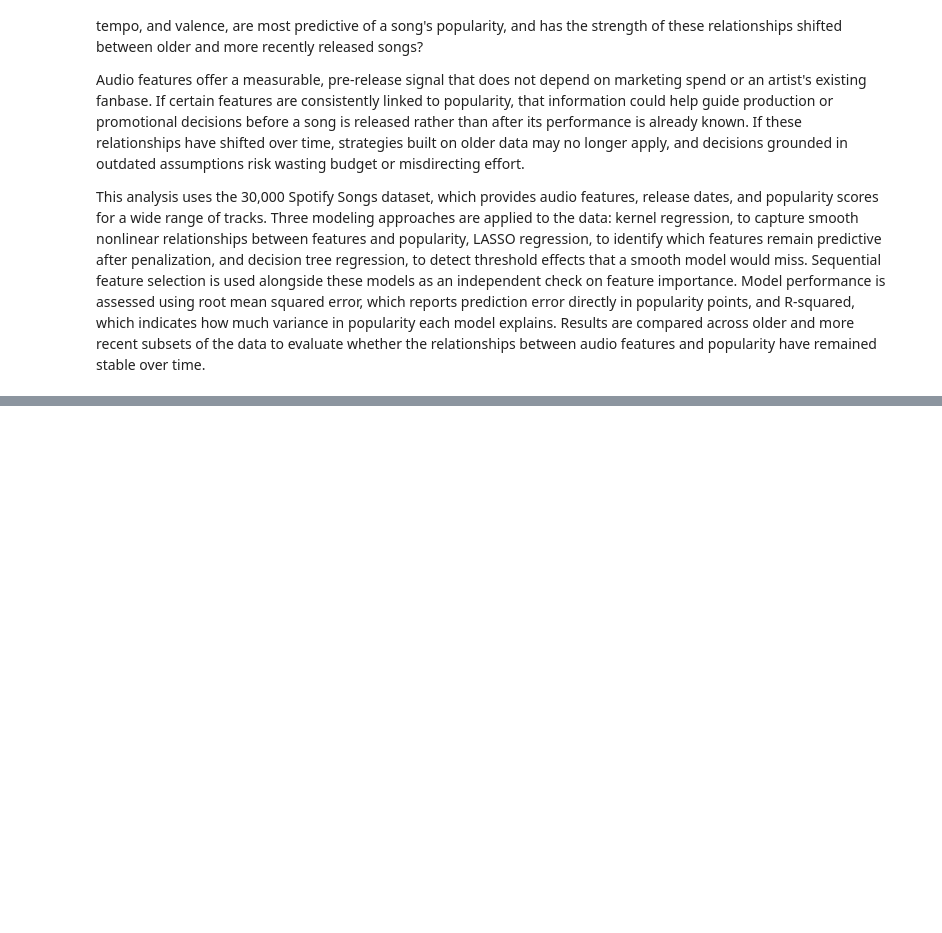
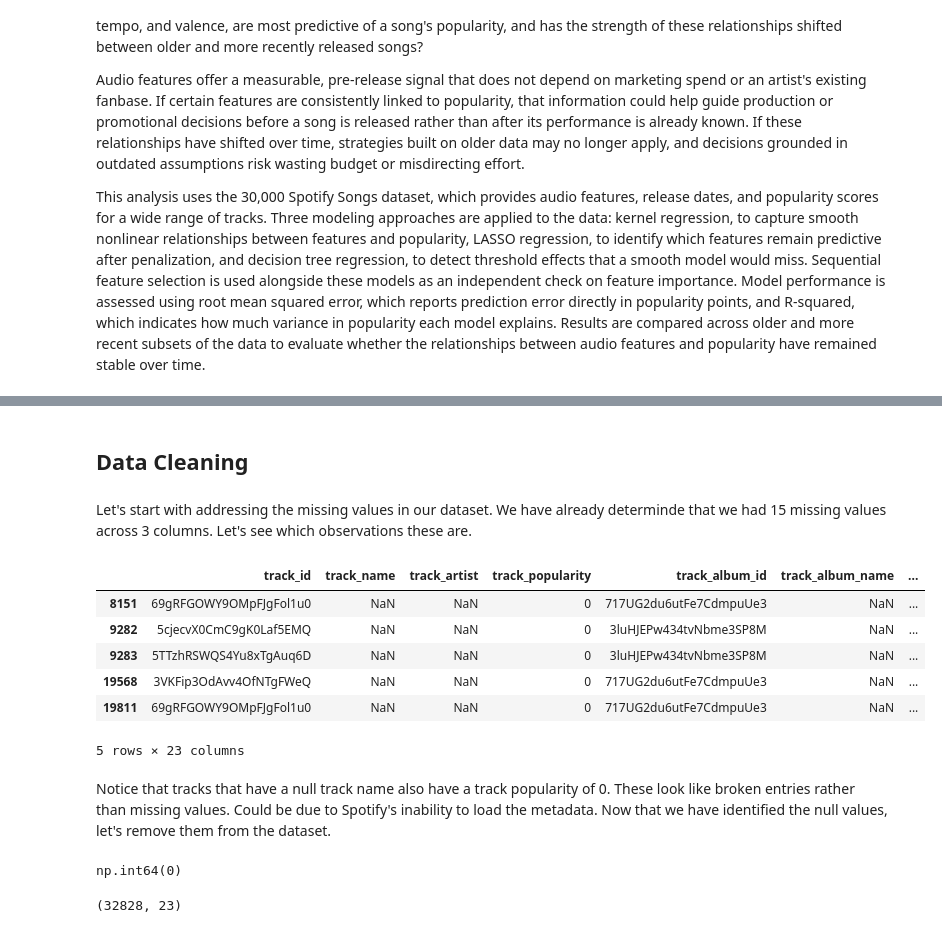
Before and after one commit to vipphan/spotify-capstone, a Jupyter notebook: spotify_capstone.ipynb, the cells around one changed output, grey strips where cells are left out. Saved outputs shown, nothing was run; the diff lists cells and outputs as text; code cells hidden in the pictures; blank space fills up the shorter version.

```diff
--- a/spotify_capstone.ipynb
+++ b/spotify_capstone.ipynb
@@ -39,0 +151,26 @@ features and popularity have remained stable over time.
+# %% [markdown]
+## Data Cleaning
+# %% [markdown]
+Let's start with addressing the missing values in our dataset. We have already determinde that we had 15 missing values across 3 columns. Let's see which observations these are.
+# %%
+df[df['track_artist'].isna()==True]
+# %% [output]
+|  | track_id | track_name | track_artist | track_popularity | track_album_id | track_album_name | ... |
+| 8151 | 69gRFGOWY9OMpFJgFol1u0 | NaN | NaN | 0 | 717UG2du6utFe7CdmpuUe3 | NaN | ... |
+| 9282 | 5cjecvX0CmC9gK0Laf5EMQ | NaN | NaN | 0 | 3luHJEPw434tvNbme3SP8M | NaN | ... |
+| 9283 | 5TTzhRSWQS4Yu8xTgAuq6D | NaN | NaN | 0 | 3luHJEPw434tvNbme3SP8M | NaN | ... |
+| 19568 | 3VKFip3OdAvv4OfNTgFWeQ | NaN | NaN | 0 | 717UG2du6utFe7CdmpuUe3 | NaN | ... |
+| 19811 | 69gRFGOWY9OMpFJgFol1u0 | NaN | NaN | 0 | 717UG2du6utFe7CdmpuUe3 | NaN | ... |
+5 rows × 23 columns
+# %% [markdown]
+Notice that tracks that have a null track name also have a track popularity of 0. These look like broken entries rather than missing values. Could be due to Spotify's inability to load the metadata. Now that we have identified the null values, let's remove them from the dataset.
+# %%
+cleaned_df = df.dropna()
+cleaned_df.isna().any().sum() # should return 0!
+# %% [output]
+np.int64(0)
+# %%
+# checking the new dataframe shape
+print(cleaned_df.shape)
+# %% [output]
+(32828, 23)
```
Also changed, not shown: parts of 15 cells of this notebook.
